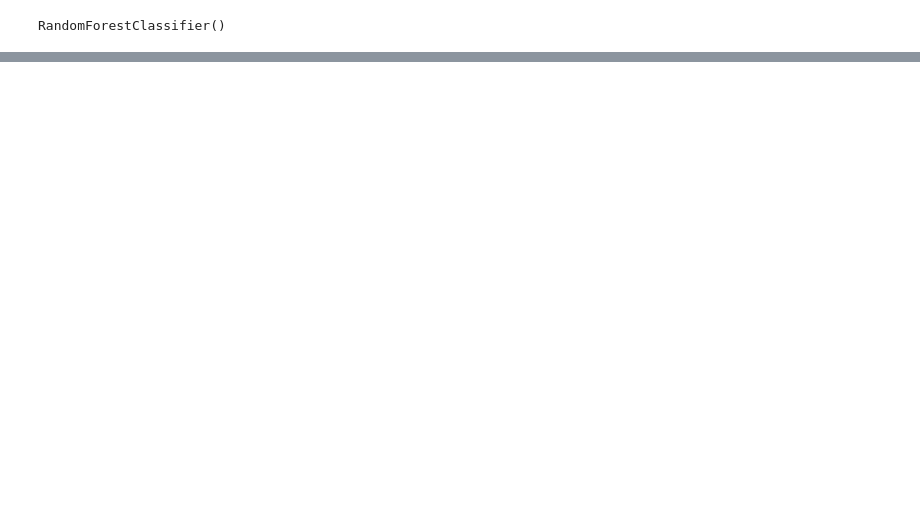
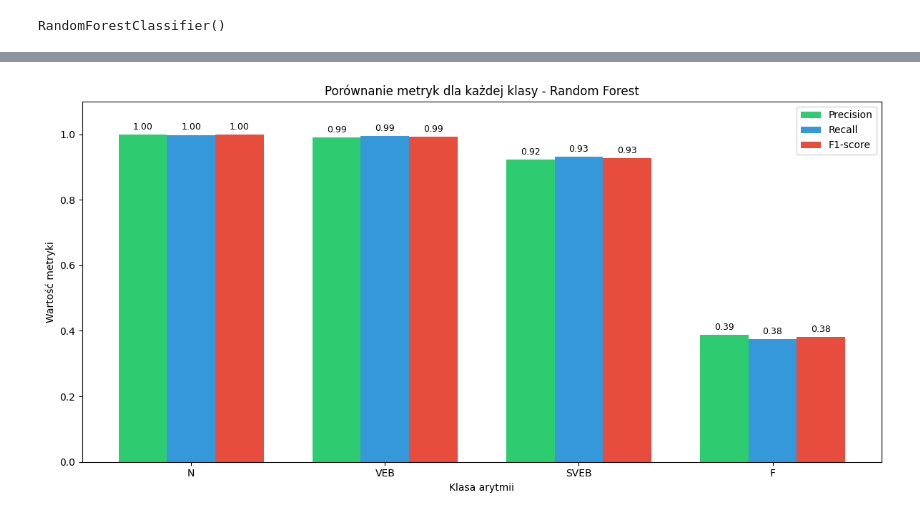
Before and after one commit to jaknow01/RNN-ECG-analysis, a Jupyter notebook: notebooks/baseline_model.ipynb, the cells around one changed output, grey strips where cells are left out. Cells and saved outputs as stored; diff of their text form; code cells hidden in the pictures; blank space fills up the shorter version.

```diff
--- a/notebooks/baseline_model.ipynb
+++ b/notebooks/baseline_model.ipynb
@@ -47,0 +54,36 @@ Recall [0.99905473 0.99204574 0.88442211 0.31111111 0.        ]
+# %%
+# Metryki per klasa - wykres słupkowy
+precision_per_class = precision_score(y_test, y_pred, average=None, zero_division=0)
+recall_per_class = recall_score(y_test, y_pred, average=None)
+f1_per_class = f1_score(y_test, y_pred, average=None)
+
+x = np.arange(len(class_names))
+width = 0.25
+
+fig, ax = plt.subplots(figsize=(12, 6))
+bars1 = ax.bar(x - width, precision_per_class, width, label='Precision', color='#2ecc71')
+bars2 = ax.bar(x, recall_per_class, width, label='Recall', color='#3498db')
+bars3 = ax.bar(x + width, f1_per_class, width, label='F1-score', color='#e74c3c')
+
+ax.set_xlabel('Klasa arytmii')
+ax.set_ylabel('Wartość metryki')
+ax.set_title('Porównanie metryk dla każdej klasy - Random Forest')
+ax.set_xticks(x)
+ax.set_xticklabels(class_names)
+ax.legend()
+ax.set_ylim(0, 1.1)
+
+# Dodanie wartości nad słupkami
+for bars in [bars1, bars2, bars3]:
+    for bar in bars:
+        height = bar.get_height()
+        ax.annotate(f'{height:.2f}',
+                    xy=(bar.get_x() + bar.get_width() / 2, height),
+                    xytext=(0, 3),
+                    textcoords="offset points",
+                    ha='center', va='bottom', fontsize=9)
+
+plt.tight_layout()
+plt.show()
+# %% [output]
+[figure, added]
```
Also changed, not shown: parts of 10 cells of this notebook, 2 other files.
